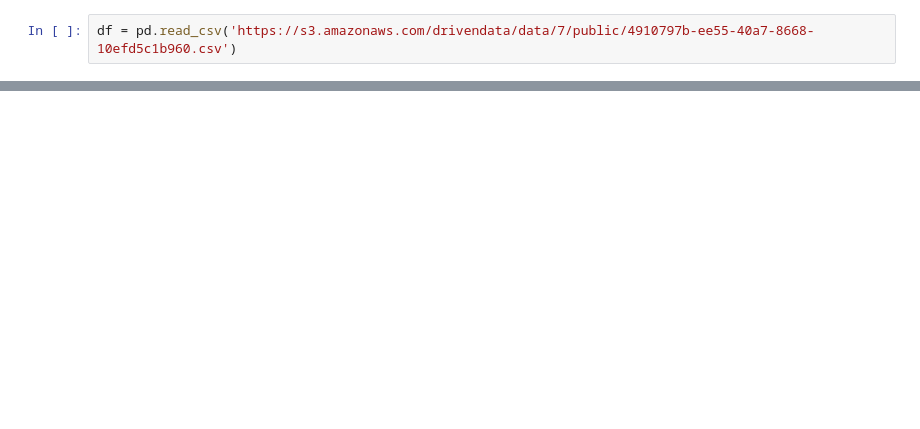
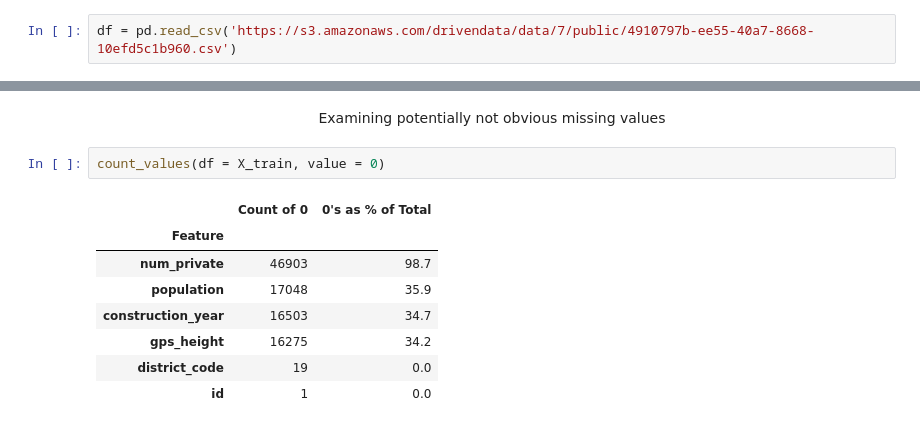
Before and after one commit to KCristopher/drivendata_competitions, a Jupyter notebook: data_mining_water_table/pump_water.ipynb, the cells around one changed output, grey strips where cells are left out. Cells and saved outputs as stored; diff of their text form; blank space fills up the shorter version.

```diff
--- a/data_mining_water_table/pump_water.ipynb
+++ b/data_mining_water_table/pump_water.ipynb
@@ -97,0 +323,13 @@ We hope that we would be able to discern which waterponits are functional, which
+# %% [markdown]
+<center>Examining potentially not obvious missing values</center>
+# %%
+count_values(df = X_train, value = 0)
+# %% [output]
+|  | Count of 0 | 0's as % of Total |
+| Feature |  |  |
+| num_private | 46903 | 98.7 |
+| population | 17048 | 35.9 |
+| construction_year | 16503 | 34.7 |
+| gps_height | 16275 | 34.2 |
+| district_code | 19 | 0.0 |
+| id | 1 | 0.0 |
```
Also changed, not shown: parts of 40 cells of this notebook.
